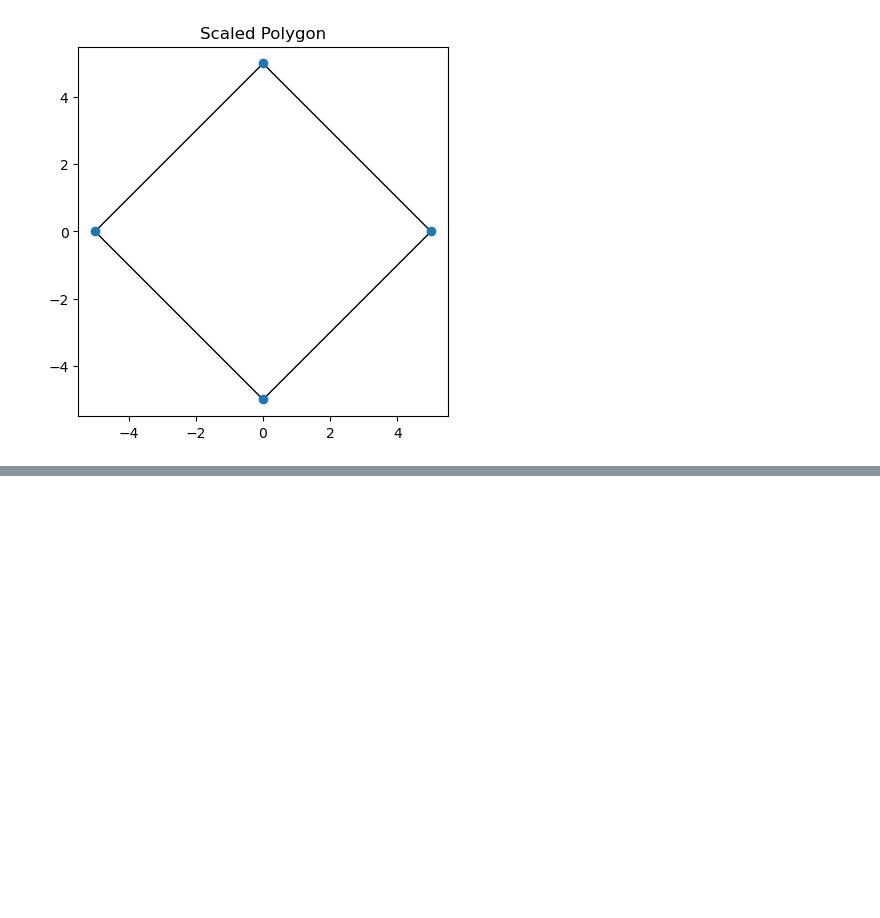
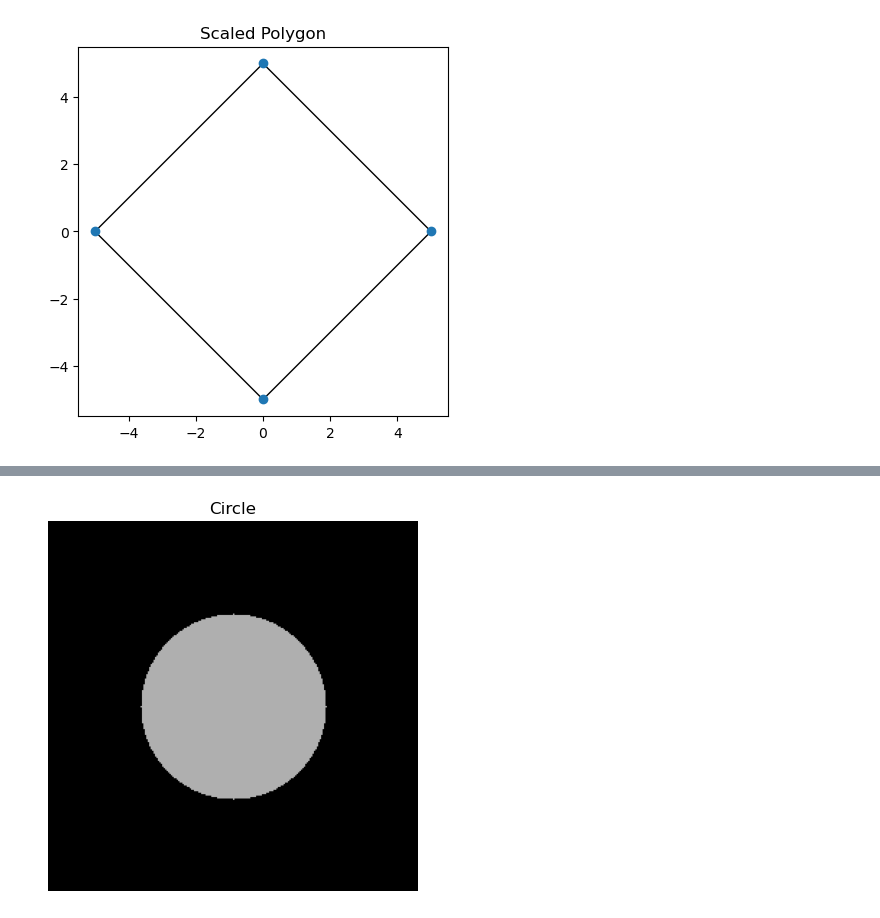
Before and after one commit to guantongpeng/MIRST, a Jupyter notebook: motive_target_gen/test.ipynb, the cells around one changed output, grey strips where cells are left out. Saved outputs shown, nothing was run; the diff lists cells and outputs as text; code cells hidden in the pictures; blank space fills up the shorter version.

```diff
--- a/motive_target_gen/test.ipynb
+++ b/motive_target_gen/test.ipynb
@@ -1083,0 +1080,87 @@ Error:
+# %%
+import numpy as np
+import cv2
+import random
+
+def circle_gen(h, w, target, scale, background_std, background_mean):
+    """
+    生成一个圆形，并将其绘制到目标图像上。
+
+    参数:
+    - h: 图像的高度
+    - w: 图像的宽度
+    - target: 目标图像
+    - scale: 缩放因子，用于调整圆形的亮度
+    - background_std: 背景标准差，用于生成圆形颜色
+    - background_mean: 背景平均值，用于生成圆形颜色
+    """
+    center = (w // 2, h // 2)
+    radius = max(min(h, w) // 4, 1)
+
+    # 生成圆形颜色
+    color = np.clip(scale * background_std + background_mean, 0, 255)
+    color = int(color)  # OpenCV expects color to be an integer
+
+    # 绘制圆形
+    cv2.circle(target, center, radius, (color, color, color), -1)
+
+    return
+
+def ellipse_gen(h, w, target, scale, background_std, background_mean, axis=None):
+    """
+    生成一个椭圆形，并将其绘制到目标图像上。
+
+    参数:
+    - h: 图像的高度
+    - w: 图像的宽度
+    - target: 目标图像
+    - scale: 缩放因子，用于调整椭圆形的亮度
+    - background_std: 背景标准差，用于生成椭圆形颜色
+    - background_mean: 背景平均值，用于生成椭圆形颜色
+    - axis: 椭圆形的长短轴（可选）
+    """
+    center = (w // 2, h // 2)
+
+    if axis is None:
+        axis1 = max(random.randint(h // 4, h // 2), 1)
+        axis2 = max(random.randint(w // 4, w // 2), 1)
+    else:
+        axis1, axis2 = axis
+
+    # 生成椭圆形颜色
+    color = np.clip(scale * background_std + background_mean, 0, 255)
+    color = int(color)  # OpenCV expects color to be an integer
+
+    # 绘制椭圆形
+    cv2.ellipse(target, center, (axis2, axis1), 0, 0, 360, (color, color, color), -1)
+
+    return axis1, axis2
+
+# 示例调用
+h, w = 256, 256
+target = np.zeros((h, w, 3), dtype=np.uint8)
+scale = 1.5  # 缩放因子
+background_std = 50
+background_mean = 100
+
+# 生成圆形
+circle_gen(h, w, target, scale, background_std, background_mean)
+
+# 使用matplotlib显示结果图像
+import matplotlib.pyplot as plt
+plt.imshow(cv2.cvtColor(target, cv2.COLOR_BGR2RGB))
+plt.title("Circle")
+plt.axis('off')  # 隐藏坐标轴
+plt.show()
+
+# 生成椭圆形
+target = np.zeros((h, w, 3), dtype=np.uint8)
+ellipse_gen(h, w, target, scale, background_std, background_mean)
+
+# 使用matplotlib显示结果图像
+plt.imshow(cv2.cvtColor(target, cv2.COLOR_BGR2RGB))
+plt.title("Ellipse")
+plt.axis('off')  # 隐藏坐标轴
+plt.show()
+# %% [output]
+[figure, added]
```
Also changed, not shown: parts of 4 cells of this notebook, 2 other files.
